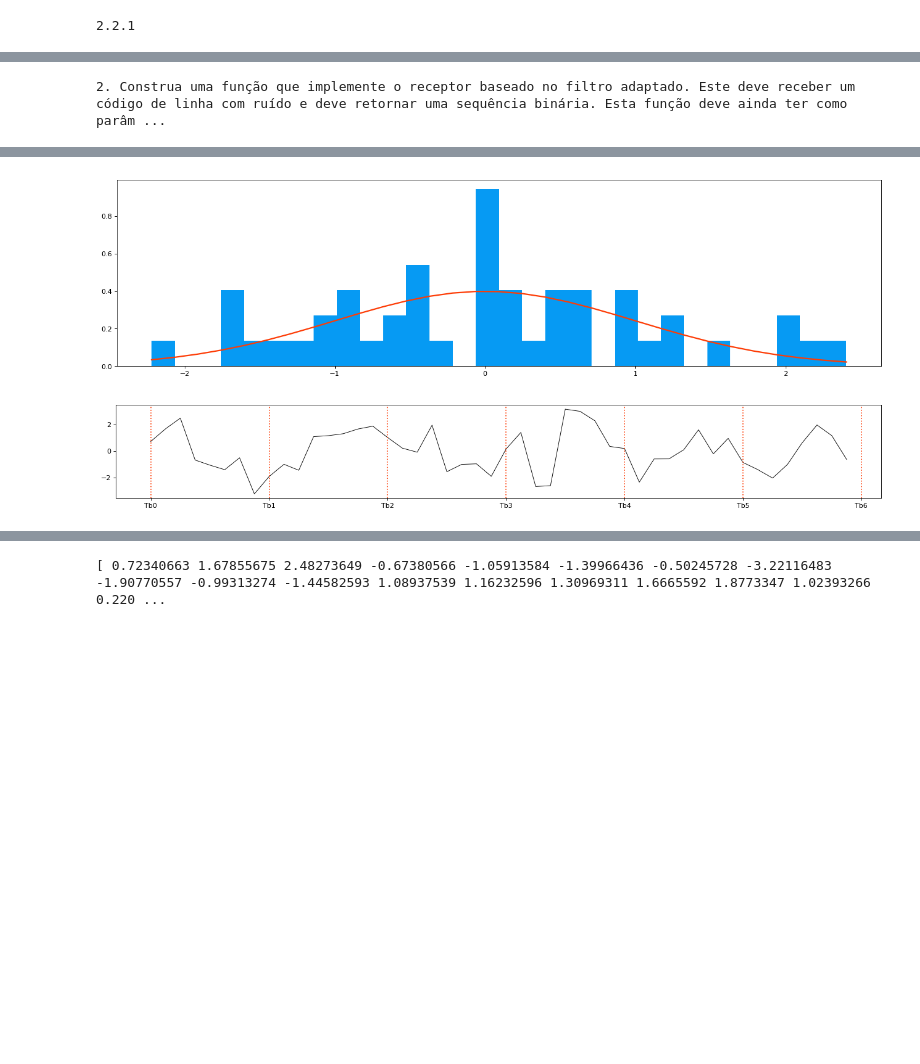
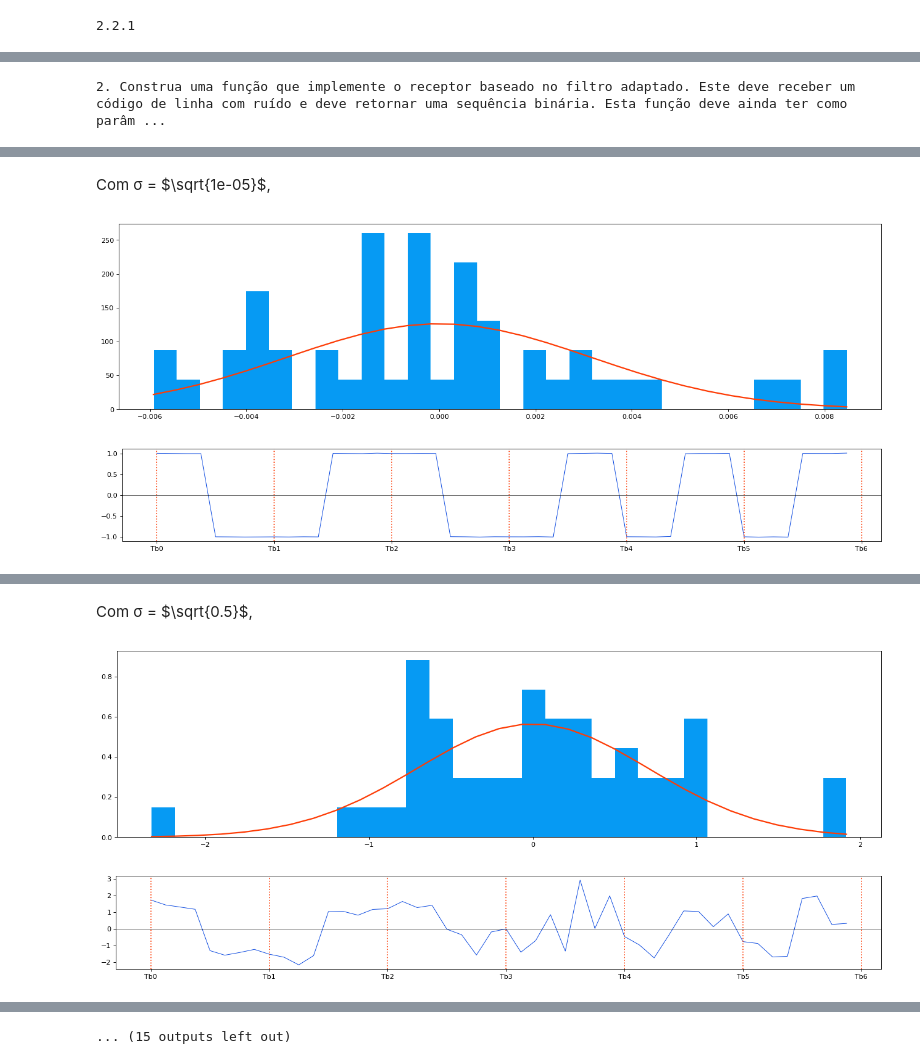
Before and after one commit to pedroamarocosta/CPSTP3, a Jupyter notebook: CPS+TP3.ipynb, the cells around one changed output, grey strips where cells are left out. Drawn from its saved outputs; the diff is of its cells as text; code cells hidden in the pictures; blank space fills up the shorter version.

```diff
--- a/CPS+TP3.ipynb
+++ b/CPS+TP3.ipynb
@@ -235,12 +237,11 @@ Wall time: 7.99 ms
 # %%
 %%time
-
 display(HTML('<br><p>\
 2. Construa uma função que implemente o receptor baseado no filtro adaptado. Este deve receber um código de linha com ruído e \
 deve retornar uma sequência binária. Esta função deve ainda ter como parâmetro de entrada o valor de limiar de decisão (λ).</p>'
 ))
 
-def generatingError(EncodedMessage, Sigma, Mean = 0):
+def generatingError(EncodedMessage, Sigma, Lambda):
 
     Error = random.normal(Mean, Sigma, len(EncodedMessage))
     #print(Error)
@@ -253,7 +254,7 @@ def generatingError(EncodedMessage, Sigma, Mean = 0):
     MessageWithAWGN = Error + EncodedMessage.astype(float64)
 
     plt.figure(figsize=(20, 2.5), dpi=80, facecolor='1')
-    plt.plot(MessageWithAWGN, linewidth='0.8', color='xkcd:black')
+    plt.plot(MessageWithAWGN, linewidth='0.8', color='xkcd:blue')
     plt.xticks(arange(0,len(MessageWithAWGN),Points))
     plt.xticks(
         [x for x in arange(0,len(MessageWithAWGN)+Points,Points)],
@@ -261,16 +262,24 @@ def generatingError(EncodedMessage, Sigma, Mean = 0):
     )
     for VerticalLine in arange(0,len(MessageWithAWGN)+Points,Points):
         plt.axvline(x=VerticalLine, color='xkcd:red orange', linestyle='dotted')
+    plt.axhline(y=λ, xmin=0, xmax=1, color='xkcd:black', linestyle='solid', linewidth='0.5')
     plt.show()
     return MessageWithAWGN
 
 
-StandardDeviation = Sigma = Lambda = DesvioPadrão = sqrt(1)
-Mean = Média = Mu = 0
-# Distribuição normal padronizada - equivale à distribuição normal com mu = 0 e sigma = 1.
-
-MessageWithAWGN = generatingError(EncodedMessage, Lambda)
-display(HTML("<p>" + str(MessageWithAWGN) + "</p>"))
-display(HTML('<br>'))
+λ = 0
+Values = [0.1e-04, 0.5, 1, 2, 16]
+ArrayOfMessagesWithAWGN = empty(len(Values)*len(EncodedMessage))
+i = 0
+for V in Values:
+    StandardDeviation = σ = DesvioPadrão = sqrt(V)
+    Mean = Média = μ = 0
+    # Distribuição normal padronizada - equivale à distribuição normal com mu = 0 e sigma = 1.
+    display(HTML('<hr>'))
+    display(HTML("<p>Com σ = " + '$\sqrt{' + str(V) + '}$' + ",</p>"))
+    ArrayOfMessagesWithAWGN [ i * len(EncodedMessage) : (i + 1) * len(EncodedMessage) ] = generatingError(EncodedMessage, σ, λ)
+    #display(HTML("<p>" + str(MessageWithAWGN) + "</p>"))
+    display(HTML('<br>'))
+    i += 1
 # %% [output]
 2. Construa uma função que implemente o receptor baseado no filtro adaptado. Este deve receber um código de linha com ruído e deve retornar uma sequência binária. Esta função deve ainda ter como parâm ...
@@ -277,2 +287,3 @@ display(HTML('<br>'))
+Com σ = $\sqrt{1e-05}$,
-[figure, old version]
+[figure, new version]
-[figure, old version]
+[figure, new version]
@@ -278,0 +292,3 @@ display(HTML('<br>'))
+Com σ = $\sqrt{0.5}$,
+[figure, added]
+[figure, added]
@@ -279 +297 @@ display(HTML('<br>'))
-[ 0.72340663 1.67855675 2.48273649 -0.67380566 -1.05913584 -1.39966436 -0.50245728 -3.22116483 -1.90770557 -0.99313274 -1.44582593 1.08937539 1.16232596 1.30969311 1.6665592 1.8773347 1.02393266 0.220 ...
+... (15 outputs left out)
```
Also changed, not shown: parts of 6 cells of this notebook.
